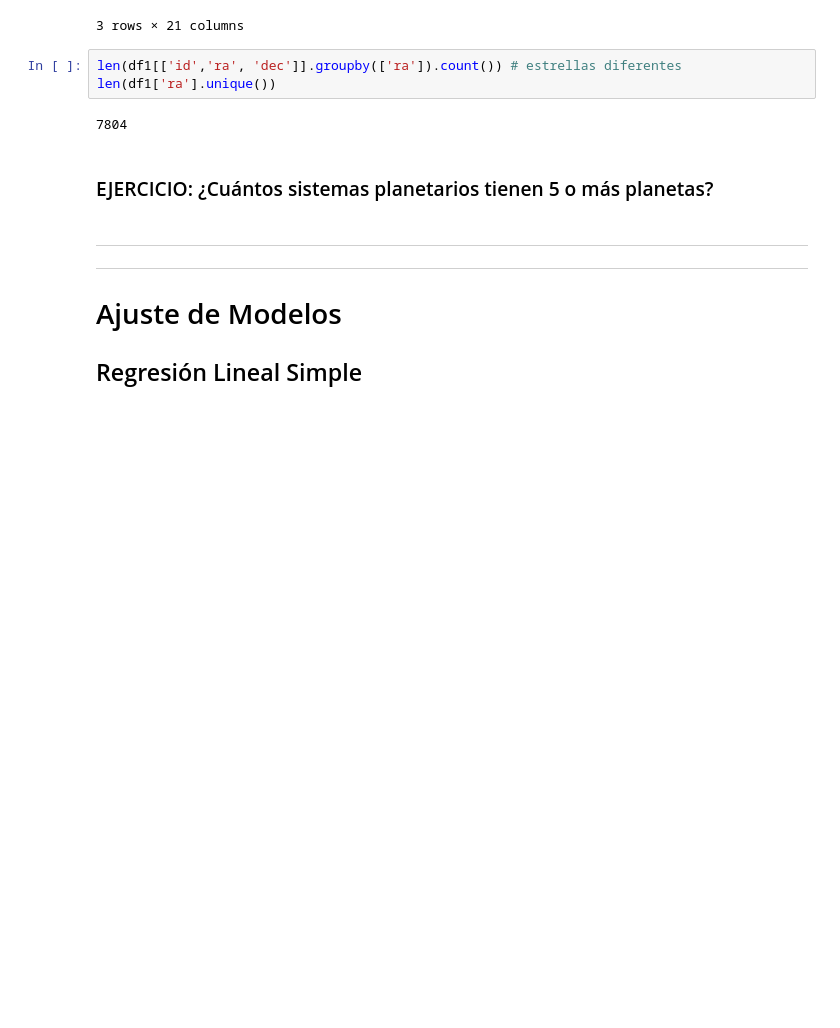
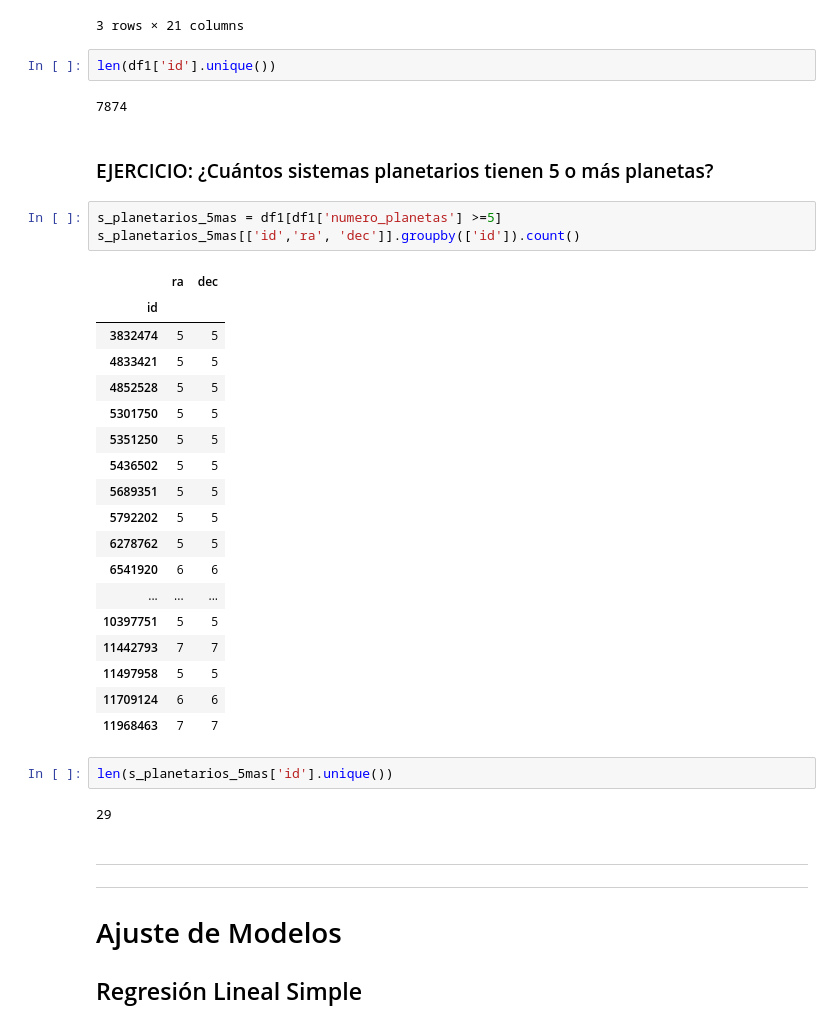
Before and after one commit to alrakomala/BeePy, a Jupyter notebook: exoplanetas.ipynb, the cells around one changed output. Saved outputs shown, nothing was run; the diff lists cells and outputs as text; blank space fills up the shorter version.

```diff
--- a/exoplanetas.ipynb
+++ b/exoplanetas.ipynb
@@ -355,12 +355,37 @@ df1[df1['ra']== 301.57855]
 | 4573 | 8397947 | CONFIRMED | CANDIDATE | 9.019471 | 5.920 | 191.6 | ... |
 3 rows × 21 columns
 # %%
-len(df1[['id','ra', 'dec']].groupby(['ra']).count()) # estrellas diferentes
-len(df1['ra'].unique())
+len(df1['id'].unique())
 # %% [output]
-7804
+7874
 # %% [markdown]
 ### EJERCICIO: ¿Cuántos sistemas planetarios tienen 5 o más planetas?
+# %%
+s_planetarios_5mas = df1[df1['numero_planetas'] >=5]
+s_planetarios_5mas[['id','ra', 'dec']].groupby(['id']).count()
+# %% [output]
+|  | ra | dec |
+| id |  |  |
+| 3832474 | 5 | 5 |
+| 4833421 | 5 | 5 |
+| 4852528 | 5 | 5 |
+| 5301750 | 5 | 5 |
+| 5351250 | 5 | 5 |
+| 5436502 | 5 | 5 |
+| 5689351 | 5 | 5 |
+| 5792202 | 5 | 5 |
+| 6278762 | 5 | 5 |
+| 6541920 | 6 | 6 |
+| ... | ... | ... |
+| 10397751 | 5 | 5 |
+| 11442793 | 7 | 7 |
+| 11497958 | 5 | 5 |
+| 11709124 | 6 | 6 |
+| 11968463 | 7 | 7 |
+# %%
+len(s_planetarios_5mas['id'].unique())
+# %% [output]
+29
 # %% [markdown]
 ---
 ---
```
Also changed, not shown: parts of 2 cells of this notebook.
